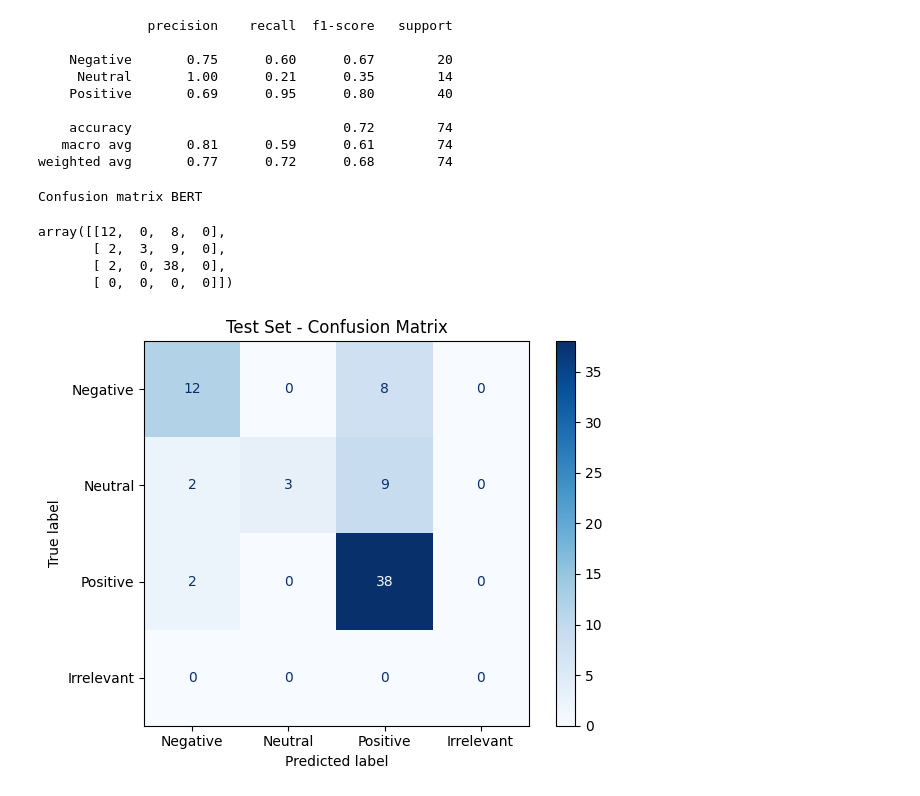
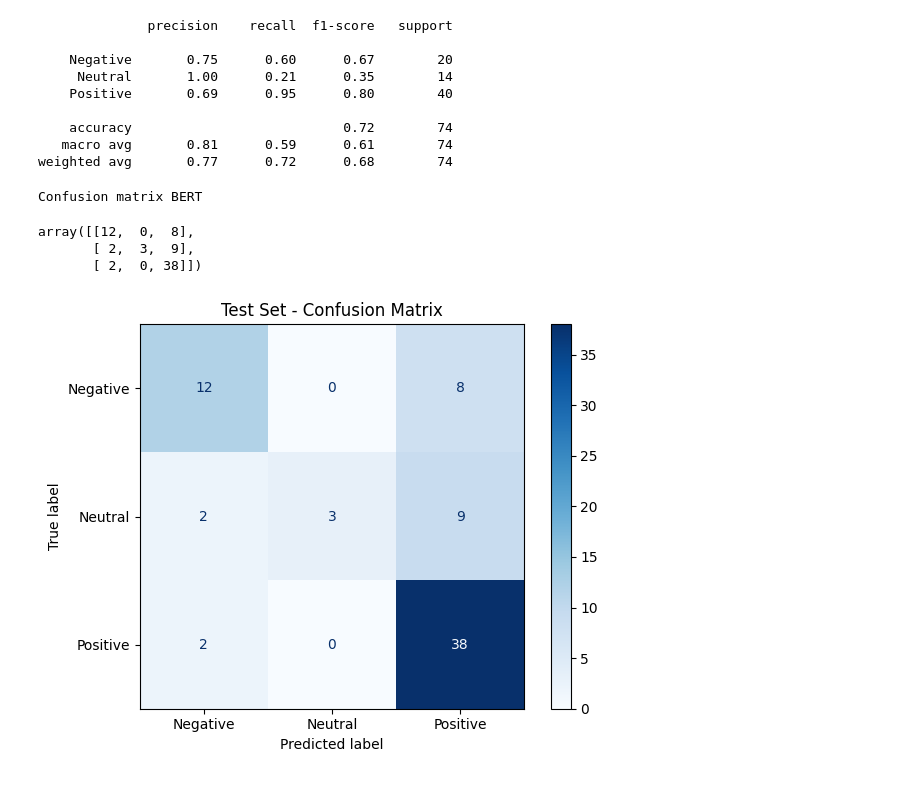
Before and after one commit to PRaliphada/ExpectedLoss, a Jupyter notebook: Research_Project.ipynb, the cells around one changed output. Saved outputs shown, nothing was run; the diff lists cells and outputs as text; code cells hidden in the pictures.

```diff
--- a/Research_Project.ipynb
+++ b/Research_Project.ipynb
@@ -488,10 +488,10 @@ if not isinstance(test_true[0], str):  # If labels are not strings
     from sklearn.preprocessing import LabelEncoder
     encoder = LabelEncoder()
     test_true_encoded = encoder.fit_transform(test_true)  # Encode labels
-    labels = [0, 1, 2, 3]  # Numerical labels
+    labels = [0, 1, 2]  # Numerical labels
 else:
     test_true_encoded = test_true
-    labels = ['Negative', 'Neutral', 'Positive', 'Irrelevant']  # String labels
+    labels = ['Negative', 'Neutral', 'Positive']  # String labels
 
 # Calculate confusion matrix with consistent labels
 confusion_matrix_BERT = confusion_matrix(test_true_encoded, test_preds, labels=labels)
@@ -500,18 +500,17 @@ print("Confusion matrix BERT \n")
 confusion_matrix_BERT
 # %% [output]
 Confusion matrix BERT
-array([[12,  0,  8,  0],
-       [ 2,  3,  9,  0],
-       [ 2,  0, 38,  0],
-       [ 0,  0,  0,  0]])
+array([[12,  0,  8],
+       [ 2,  3,  9],
+       [ 2,  0, 38]])
 # %%
 from sklearn.metrics import classification_report, confusion_matrix, ConfusionMatrixDisplay
-labels = ['Negative', 'Neutral', 'Positive', 'Irrelevant']  # String labels
+labels = ['Negative', 'Neutral', 'Positive']  # String labels
 test_display = ConfusionMatrixDisplay(confusion_matrix=confusion_matrix_BERT, display_labels=labels)
 test_display.plot(cmap='Blues')
 plt.title("Test Set - Confusion Matrix")
 plt.grid(False)
 plt.tight_layout()
 plt.show()
 # %% [output]
-[figure, old version]
+[figure, new version]
```
